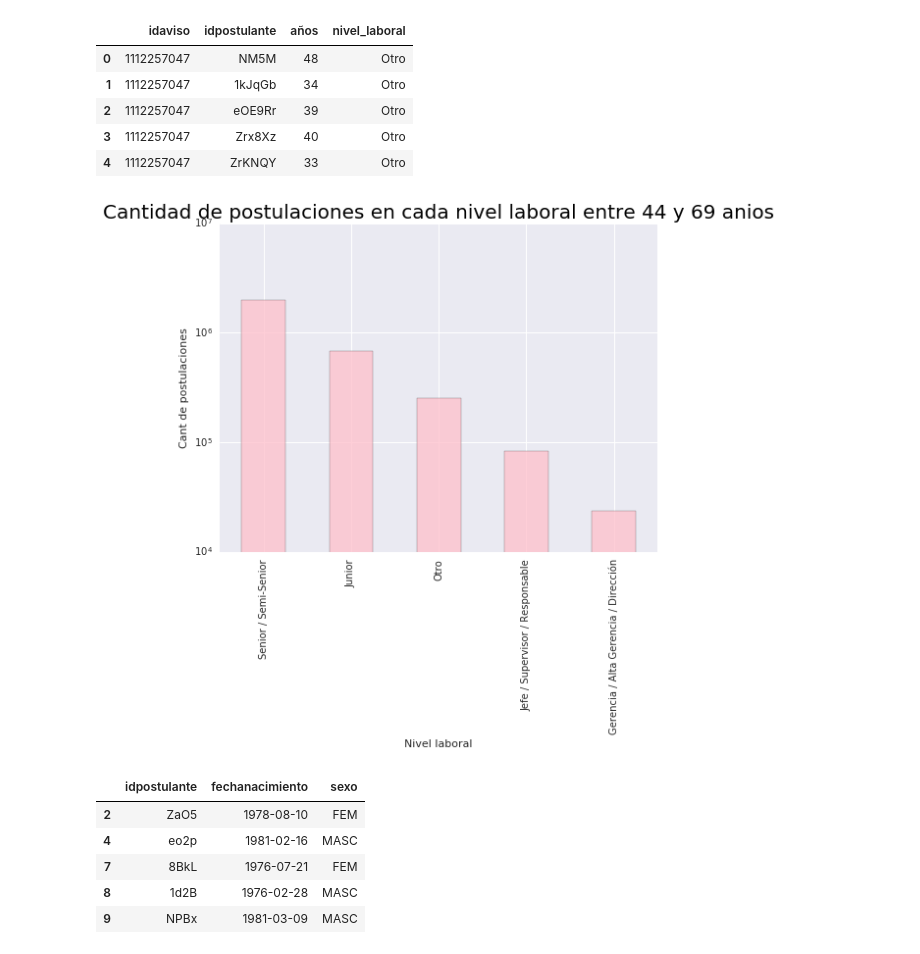
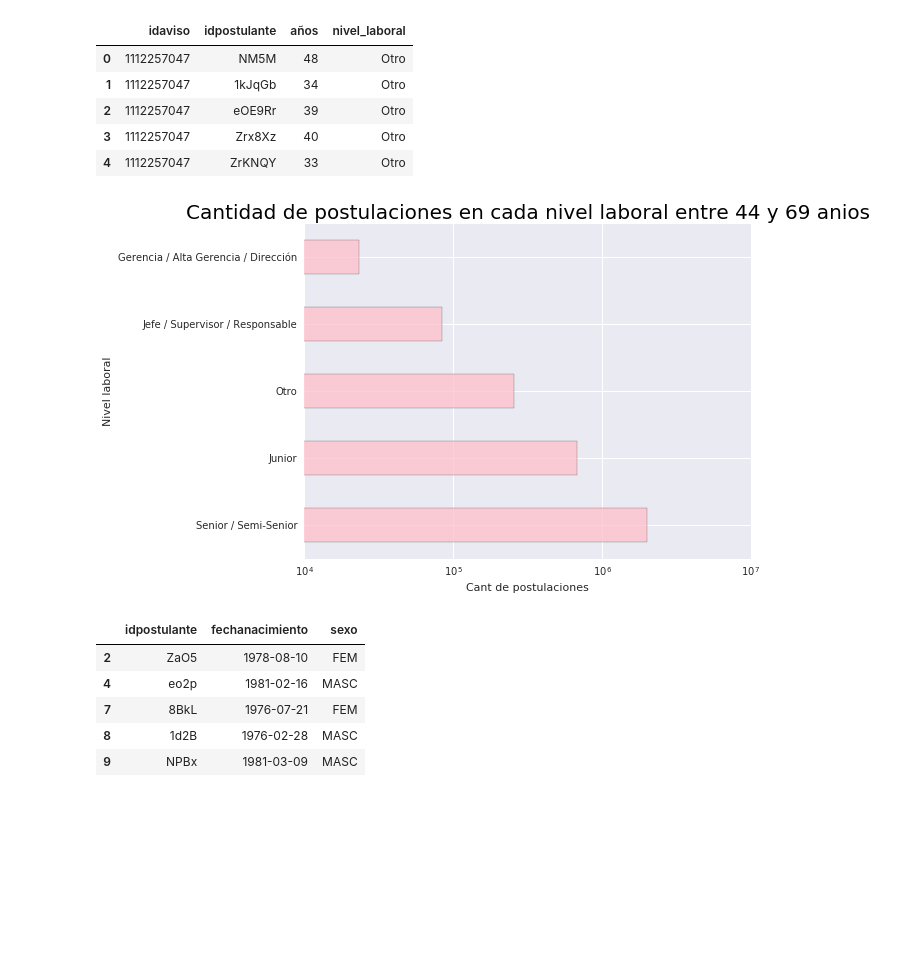
Before and after one commit to matfonseca/OrgaDatos, a Jupyter notebook: Analisis exploratorio.ipynb, the cells around one changed output. Drawn from its saved outputs; the diff is of its cells as text; code cells hidden in the pictures; blank space fills up the shorter version.

```diff
--- a/Analisis exploratorio.ipynb
+++ b/Analisis exploratorio.ipynb
@@ -431,18 +452,18 @@ work_level = final_merge1['nivel_laboral'].value_counts()
 # %%
 #Grafico obtenido
 
 fi = plt.figure()
 
 plt.title ('Cantidad de postulaciones en cada nivel laboral entre 44 y 69 anios',color='black', size = 20)
 
-ap = work_level.plot(kind='bar', stacked=True, figsize=(8,6) ,alpha=0.75, color='pink', logy=True)
+ap = work_level.plot(kind='barh', stacked=True, figsize=(8,6) ,alpha=0.75, color='pink', logx=True)
 
 
-ap.set_ylabel('Cant de postulaciones')
-ap.set_xlabel("Nivel laboral")
+ap.set_xlabel('Cant de postulaciones')
+ap.set_ylabel("Nivel laboral")
 plt.show()
 # %% [output]
-[figure, old version]
+[figure, new version]
 # %%
 #me quedo con los postulantes con edades de 18 a 44
 data_age1844 = data_postulant_sex_age[(data_postulant_sex_age['fechanacimiento'].dt.year >= 1974) & (data_postulant_sex_age['fechanacimiento'].dt.year < 2000)]
```
Also changed, not shown: parts of 54 cells of this notebook.
